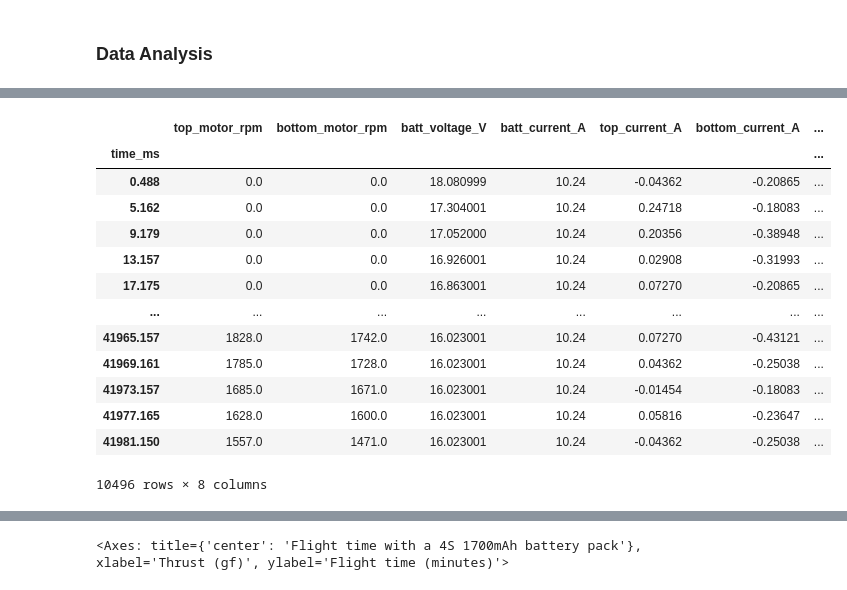
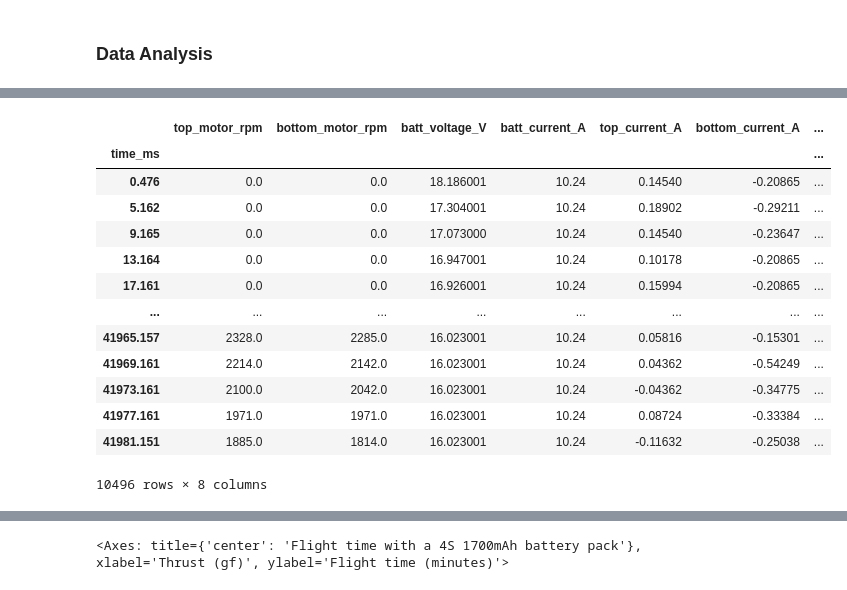
Before and after one commit to gtaharaedmonds/coaxial-drone, a Jupyter notebook: thrust_jig/test_runner/coarse_tip_clearance_experiment_notebook.ipynb, the cells around one changed output, grey strips where cells are left out. Saved outputs shown, nothing was run; the diff lists cells and outputs as text; code cells hidden in the pictures.

```diff
--- a/thrust_jig/test_runner/coarse_tip_clearance_experiment_notebook.ipynb
+++ b/thrust_jig/test_runner/coarse_tip_clearance_experiment_notebook.ipynb
@@ -151,21 +151,21 @@ df_all
 # %%
 # Select single test to analyze closer
-test_data = df_all.loc["test_5in_6blade_3000um_0"]
+test_data = df_all.loc["test_5in_6blade_1000um_0"]
 test_data
 # %% [output]
 |  | top_motor_rpm | bottom_motor_rpm | batt_voltage_V | batt_current_A | top_current_A | bottom_current_A | ... |
 | time_ms |  |  |  |  |  |  | ... |
-| 0.488 | 0.0 | 0.0 | 18.080999 | 10.24 | -0.04362 | -0.20865 | ... |
-| 5.162 | 0.0 | 0.0 | 17.304001 | 10.24 | 0.24718 | -0.18083 | ... |
-| 9.179 | 0.0 | 0.0 | 17.052000 | 10.24 | 0.20356 | -0.38948 | ... |
-| 13.157 | 0.0 | 0.0 | 16.926001 | 10.24 | 0.02908 | -0.31993 | ... |
-| 17.175 | 0.0 | 0.0 | 16.863001 | 10.24 | 0.07270 | -0.20865 | ... |
+| 0.476 | 0.0 | 0.0 | 18.186001 | 10.24 | 0.14540 | -0.20865 | ... |
+| 5.162 | 0.0 | 0.0 | 17.304001 | 10.24 | 0.18902 | -0.29211 | ... |
+| 9.165 | 0.0 | 0.0 | 17.073000 | 10.24 | 0.14540 | -0.23647 | ... |
+| 13.164 | 0.0 | 0.0 | 16.947001 | 10.24 | 0.10178 | -0.20865 | ... |
+| 17.161 | 0.0 | 0.0 | 16.926001 | 10.24 | 0.15994 | -0.20865 | ... |
 | ... | ... | ... | ... | ... | ... | ... | ... |
-| 41965.157 | 1828.0 | 1742.0 | 16.023001 | 10.24 | 0.07270 | -0.43121 | ... |
-| 41969.161 | 1785.0 | 1728.0 | 16.023001 | 10.24 | 0.04362 | -0.25038 | ... |
-| 41973.157 | 1685.0 | 1671.0 | 16.023001 | 10.24 | -0.01454 | -0.18083 | ... |
-| 41977.165 | 1628.0 | 1600.0 | 16.023001 | 10.24 | 0.05816 | -0.23647 | ... |
-| 41981.150 | 1557.0 | 1471.0 | 16.023001 | 10.24 | -0.04362 | -0.25038 | ... |
+| 41965.157 | 2328.0 | 2285.0 | 16.023001 | 10.24 | 0.05816 | -0.15301 | ... |
+| 41969.161 | 2214.0 | 2142.0 | 16.023001 | 10.24 | 0.04362 | -0.54249 | ... |
+| 41973.161 | 2100.0 | 2042.0 | 16.023001 | 10.24 | -0.04362 | -0.34775 | ... |
+| 41977.161 | 1971.0 | 1971.0 | 16.023001 | 10.24 | 0.08724 | -0.33384 | ... |
+| 41981.151 | 1885.0 | 1814.0 | 16.023001 | 10.24 | -0.11632 | -0.25038 | ... |
 10496 rows × 8 columns
 # %%
 # Extract raw data from a loaded test csv
```
Also changed, not shown: parts of 11 cells of this notebook, 3 other files.
